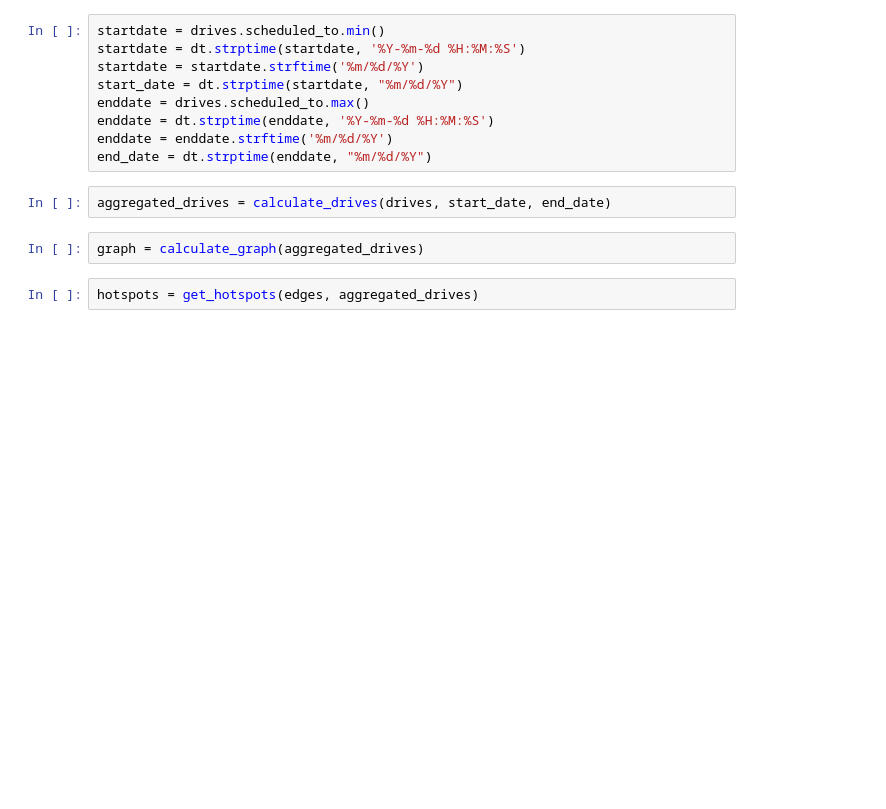
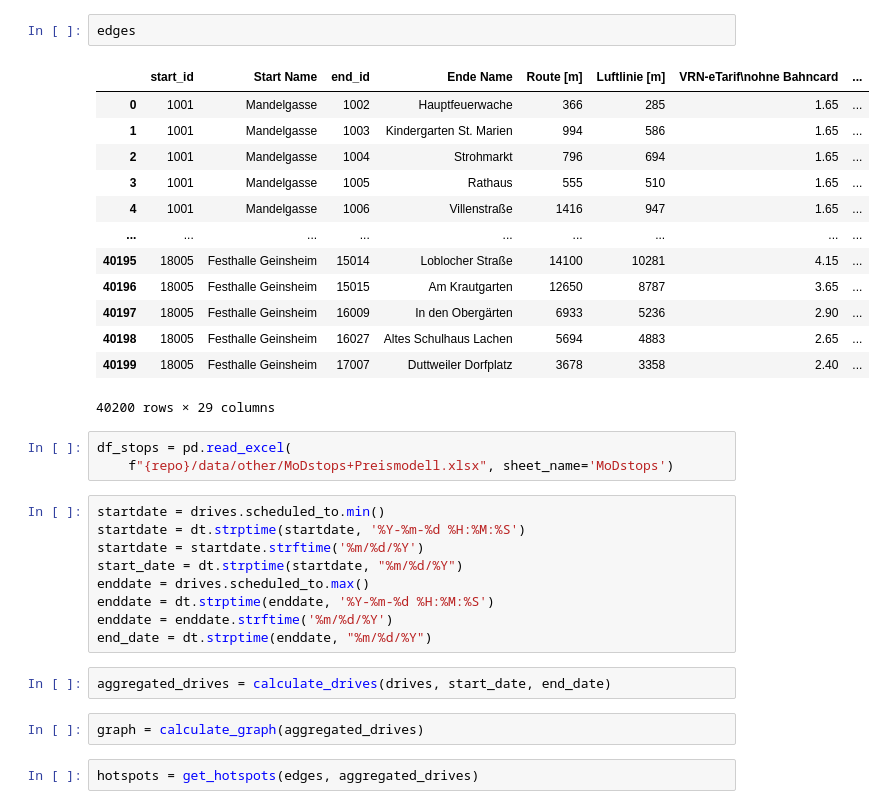
Before and after one commit to Lukas-Dierkes/vehicle-stream-team-project, a Jupyter notebook: vehicle_stream_pipeline/playground.ipynb, the cells around one changed output. Cells and saved outputs as stored; diff of their text form; blank space fills up the shorter version.

```diff
--- a/vehicle_stream_pipeline/playground.ipynb
+++ b/vehicle_stream_pipeline/playground.ipynb
@@ -14,3 +19,22 @@ edges = pd.read_excel(f"{repo}/data/other/MoDstops+Preismodell.xlsx", sheet_name
+# %%
+edges
+# %% [output]
+|  | start_id | Start Name | end_id | Ende Name | Route [m] | Luftlinie [m] | VRN-eTarif\nohne Bahncard | ... |
+| 0 | 1001 | Mandelgasse | 1002 | Hauptfeuerwache | 366 | 285 | 1.65 | ... |
+| 1 | 1001 | Mandelgasse | 1003 | Kindergarten St. Marien | 994 | 586 | 1.65 | ... |
+| 2 | 1001 | Mandelgasse | 1004 | Strohmarkt | 796 | 694 | 1.65 | ... |
+| 3 | 1001 | Mandelgasse | 1005 | Rathaus | 555 | 510 | 1.65 | ... |
+| 4 | 1001 | Mandelgasse | 1006 | Villenstraße | 1416 | 947 | 1.65 | ... |
+| ... | ... | ... | ... | ... | ... | ... | ... | ... |
+| 40195 | 18005 | Festhalle Geinsheim | 15014 | Loblocher Straße | 14100 | 10281 | 4.15 | ... |
+| 40196 | 18005 | Festhalle Geinsheim | 15015 | Am Krautgarten | 12650 | 8787 | 3.65 | ... |
+| 40197 | 18005 | Festhalle Geinsheim | 16009 | In den Obergärten | 6933 | 5236 | 2.90 | ... |
+| 40198 | 18005 | Festhalle Geinsheim | 16027 | Altes Schulhaus Lachen | 5694 | 4883 | 2.65 | ... |
+| 40199 | 18005 | Festhalle Geinsheim | 17007 | Duttweiler Dorfplatz | 3678 | 3358 | 2.40 | ... |
+40200 rows × 29 columns
+# %%
+df_stops = pd.read_excel(
+    f"{repo}/data/other/MoDstops+Preismodell.xlsx", sheet_name='MoDstops')
 # %%
 startdate = drives.scheduled_to.min()
 startdate = dt.strptime(startdate, '%Y-%m-%d %H:%M:%S')
```
Also changed, not shown: parts of 16 cells of this notebook, 2 other files.
